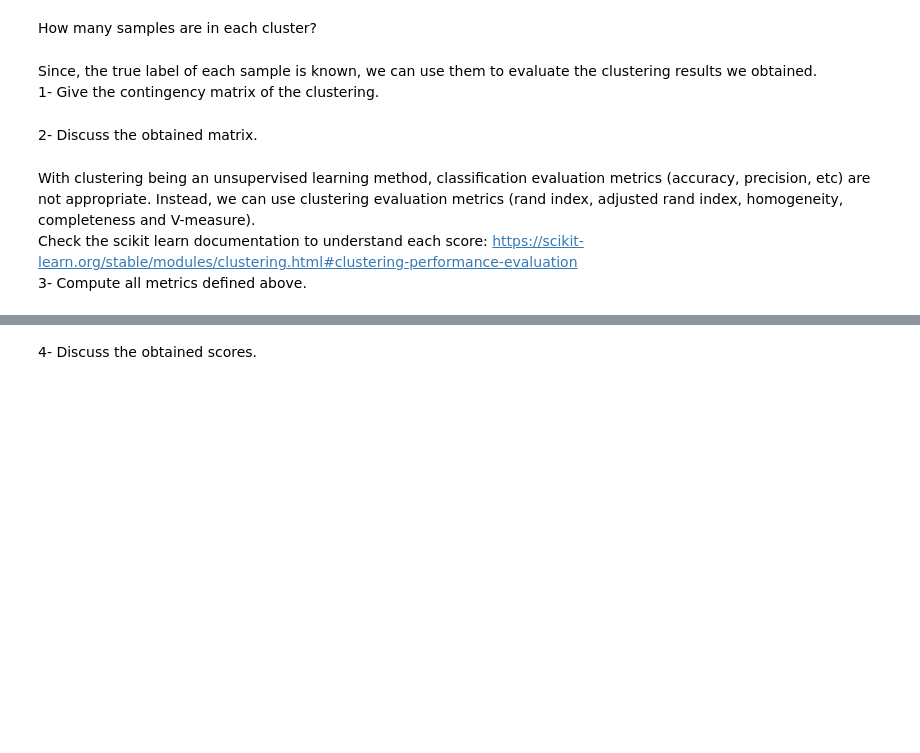
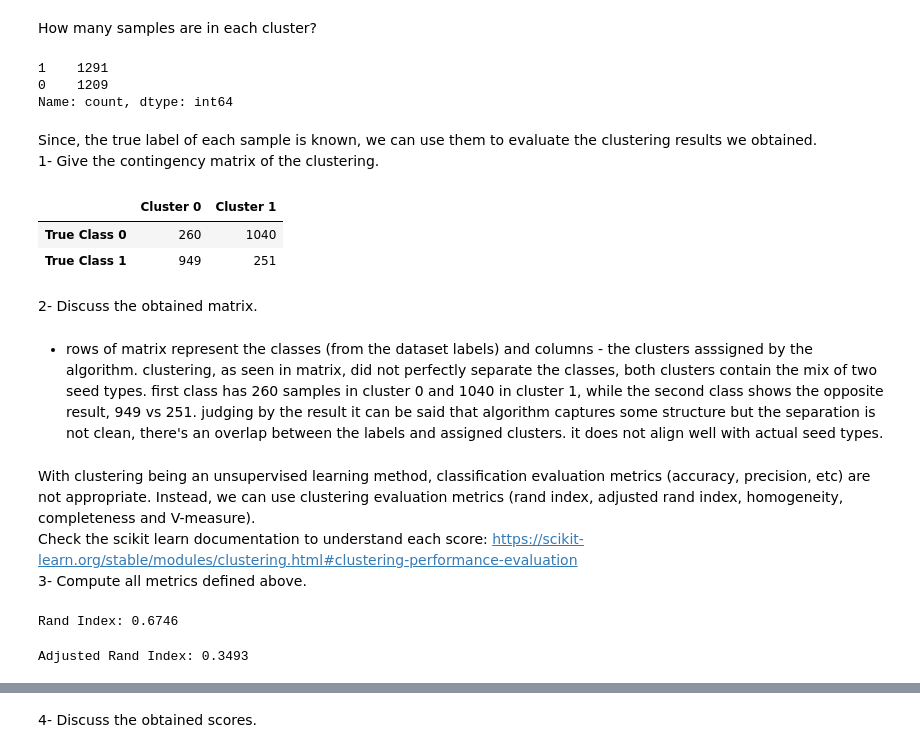
Before and after one commit to Benbakreti0Amine/data_analysis_project_M1CNS, a Jupyter notebook: TD2_3.ipynb, the cells around one changed output, grey strips where cells are left out. Drawn from its saved outputs; the diff is of its cells as text; code cells hidden in the pictures; blank space fills up the shorter version.

```diff
--- a/TD2_3.ipynb
+++ b/TD2_3.ipynb
@@ -1661,16 +1569,57 @@ What is, in your opinion, the best number of centers to choose?
 # %% [markdown]
 Apply spectral clustering again with the optimal number of centers.
+# %%
+spectral_opt = SpectralClustering(
+    n_clusters=2,
+    affinity='nearest_neighbors',
+    random_state=42
+)
+labels_opt = spectral_opt.fit_predict(X_scaled)
 # %% [markdown]
 How many samples are in each cluster?
+# %%
+pd.Series(labels_opt).value_counts()
+# %% [output]
+1    1291
+0    1209
+Name: count, dtype: int64
 # %% [markdown]
 Since, the true label of each sample is known, we can use them to evaluate the clustering results we obtained.
 <br>
 1- Give the contingency matrix of the clustering.
+# %%
+from sklearn.metrics.cluster import contingency_matrix
+
+contingency = contingency_matrix(y_encoded, labels_opt)
+
+contingency_df = pd.DataFrame(
+    contingency,
+    index=[f"True Class {i}" for i in np.unique(y_encoded)],
+    columns=[f"Cluster {i}" for i in np.unique(labels_opt)]
+)
+
+display(contingency_df)
+# %% [output]
+|  | Cluster 0 | Cluster 1 |
+| True Class 0 | 260 | 1040 |
+| True Class 1 | 949 | 251 |
 # %% [markdown]
 2- Discuss the obtained matrix.
+# %% [markdown]
+- rows of matrix represent the classes (from the dataset labels) and columns - the clusters asssigned by the algorithm. clustering, as seen in matrix, did not perfectly separate the classes, both clusters contain the mix of two seed types. first class has 260 samples in cluster 0 and 1040 in cluster 1, while the second class shows the opposite result, 949 vs 251. judging by the result it can be said that algorithm captures some structure but the separation is not clean, there's an overlap between the labels and assigned clusters. it does not align well with actual seed types.
 # %% [markdown]
 With clustering being an unsupervised learning method, classification evaluation metrics (accuracy, precision, etc) are not appropriate. Instead, we can use clustering evaluation metrics (rand index, adjusted rand index, homogeneity, completeness and V-measure).
 <br>
 Check the scikit learn documentation to understand each score: https://scikit-learn.org/stable/modules/clustering.html#clustering-performance-evaluation
 <br>
 3- Compute all metrics defined above.
+# %%
+rand = rand_score(y_encoded, labels_opt)
+print(f"Rand Index: {rand:.4f}")
+# %% [output]
+Rand Index: 0.6746
+# %%
+adj_rand = adjusted_rand_score(y_encoded, labels_opt)
+print(f"Adjusted Rand Index: {adj_rand:.4f}")
+# %% [output]
+Adjusted Rand Index: 0.3493
```
Also changed, not shown: parts of 44 cells of this notebook.
